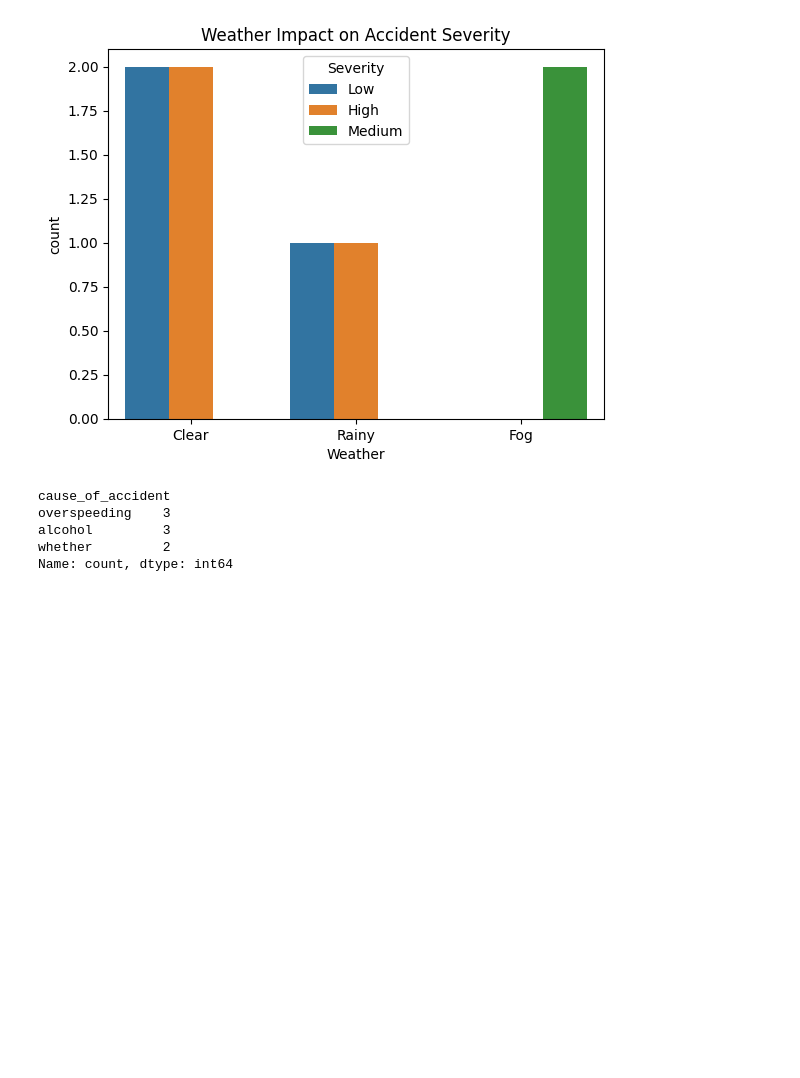
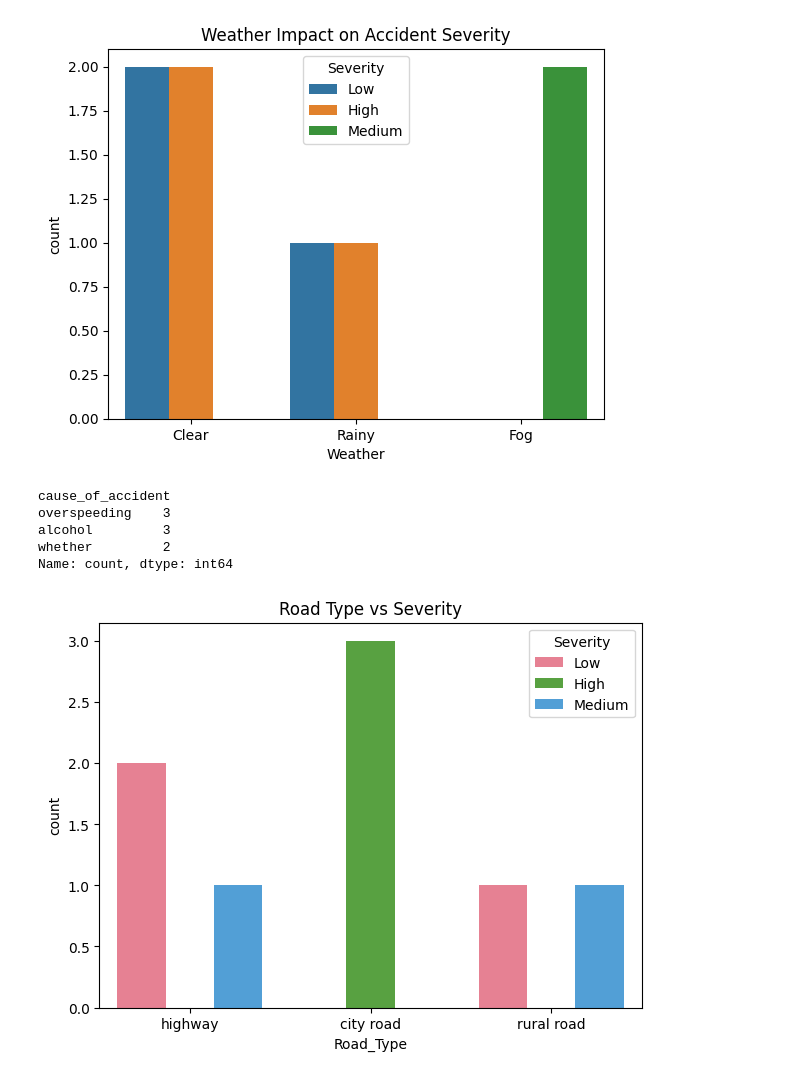
Before and after one commit to nagarneha/traffic_accident-_analysis, a Jupyter notebook: traffic_analysis.ipynb, the cells around one changed output. Saved outputs shown, nothing was run; the diff lists cells and outputs as text; code cells hidden in the pictures; blank space fills up the shorter version.

```diff
--- a/traffic_analysis.ipynb
+++ b/traffic_analysis.ipynb
@@ -364,3 +364,10 @@ overspeeding    3
 alcohol         3
 whether         2
 Name: count, dtype: int64
+# %%
+plt.figure(figsize=(7,5))
+sns.countplot(x="Road_Type", hue="Severity", data=df, palette="husl")
+plt.title("Road Type vs Severity")
+plt.show()
+# %% [output]
+[figure, added]
```
